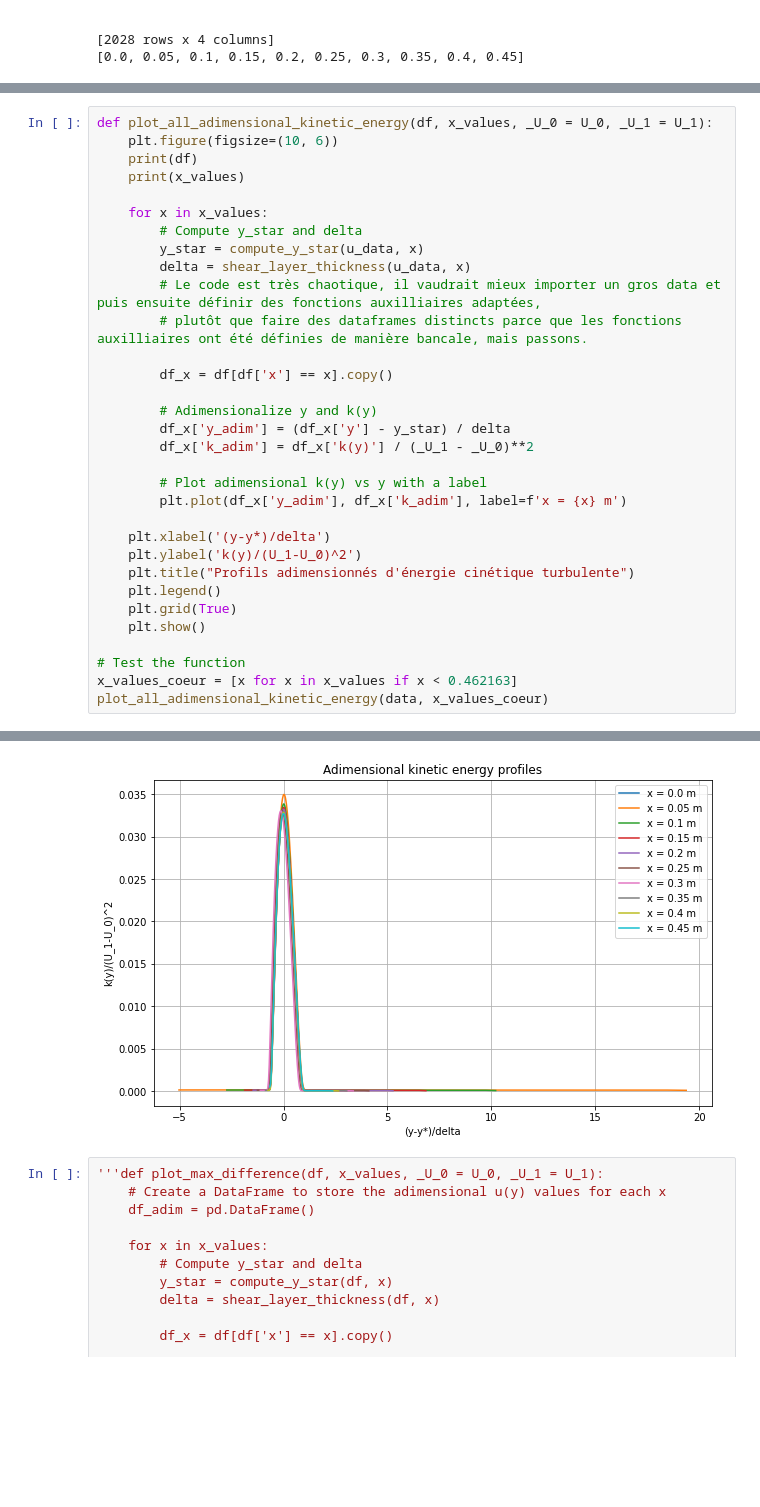
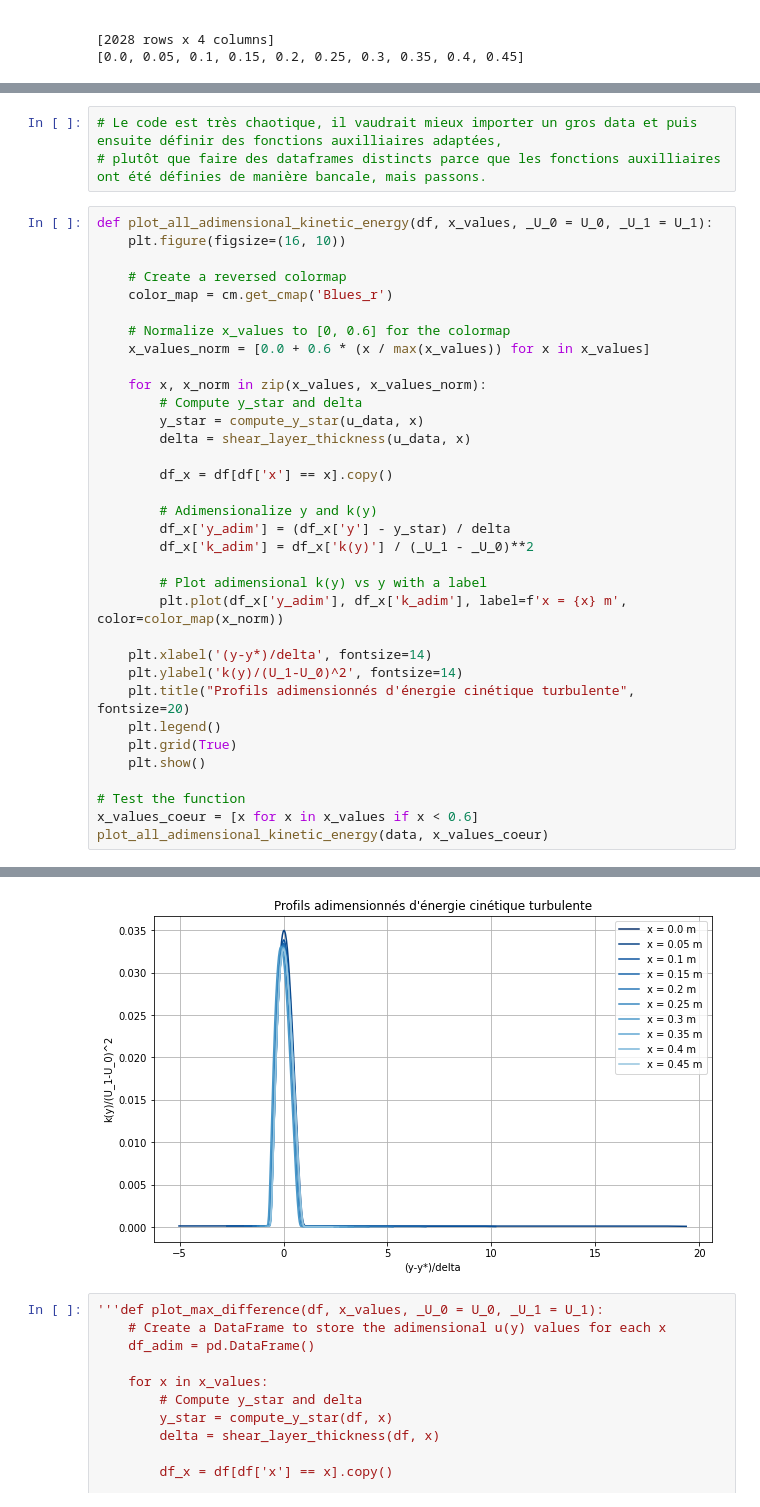
Before and after one commit to mboissiere/turbulence, a Jupyter notebook: main.ipynb, the cells around one changed output, grey strips where cells are left out. Drawn from its saved outputs; the diff is of its cells as text; blank space fills up the shorter version.

```diff
--- a/main.ipynb
+++ b/main.ipynb
@@ -320,15 +324,20 @@ plot_all_kinetic_energy(data, x_values_coeur)
+# %%
+# Le code est très chaotique, il vaudrait mieux importer un gros data et puis ensuite définir des fonctions auxilliaires adaptées,
+# plutôt que faire des dataframes distincts parce que les fonctions auxilliaires ont été définies de manière bancale, mais passons.
 # %%
 def plot_all_adimensional_kinetic_energy(df, x_values, _U_0 = U_0, _U_1 = U_1):
-    plt.figure(figsize=(10, 6))
-    print(df)
-    print(x_values)
+    plt.figure(figsize=(16, 10))
 
-    for x in x_values:
+    # Create a reversed colormap
+    color_map = cm.get_cmap('Blues_r')
+
+    # Normalize x_values to [0, 0.6] for the colormap
+    x_values_norm = [0.0 + 0.6 * (x / max(x_values)) for x in x_values]
+
+    for x, x_norm in zip(x_values, x_values_norm):
         # Compute y_star and delta
         y_star = compute_y_star(u_data, x)
         delta = shear_layer_thickness(u_data, x)
-        # Le code est très chaotique, il vaudrait mieux importer un gros data et puis ensuite définir des fonctions auxilliaires adaptées,
-        # plutôt que faire des dataframes distincts parce que les fonctions auxilliaires ont été définies de manière bancale, mais passons.
 
         df_x = df[df['x'] == x].copy()
 
@@ -337,16 +346,16 @@ def plot_all_adimensional_kinetic_energy(df, x_values, _U_0 = U_0, _U_1 = U_1):
         df_x['k_adim'] = df_x['k(y)'] / (_U_1 - _U_0)**2
 
         # Plot adimensional k(y) vs y with a label
-        plt.plot(df_x['y_adim'], df_x['k_adim'], label=f'x = {x} m')
+        plt.plot(df_x['y_adim'], df_x['k_adim'], label=f'x = {x} m', color=color_map(x_norm))
 
-    plt.xlabel('(y-y*)/delta')
-    plt.ylabel('k(y)/(U_1-U_0)^2')
-    plt.title("Profils adimensionnés d'énergie cinétique turbulente")
+    plt.xlabel('(y-y*)/delta', fontsize=14)
+    plt.ylabel('k(y)/(U_1-U_0)^2', fontsize=14)
+    plt.title("Profils adimensionnés d'énergie cinétique turbulente", fontsize=20)
     plt.legend()
     plt.grid(True)
     plt.show()
 
 # Test the function
-x_values_coeur = [x for x in x_values if x < 0.462163]
+x_values_coeur = [x for x in x_values if x < 0.6]
 plot_all_adimensional_kinetic_energy(data, x_values_coeur)
 # %% [output]
@@ -368,4 +362,4 @@ plot_all_adimensional_kinetic_energy(data, x_values_coeur)
-[figure, old version]
+[figure, new version]
 # %%
 '''def plot_max_difference(df, x_values, _U_0 = U_0, _U_1 = U_1):
     # Create a DataFrame to store the adimensional u(y) values for each x
```
Also changed, not shown: parts of 3 cells of this notebook.
